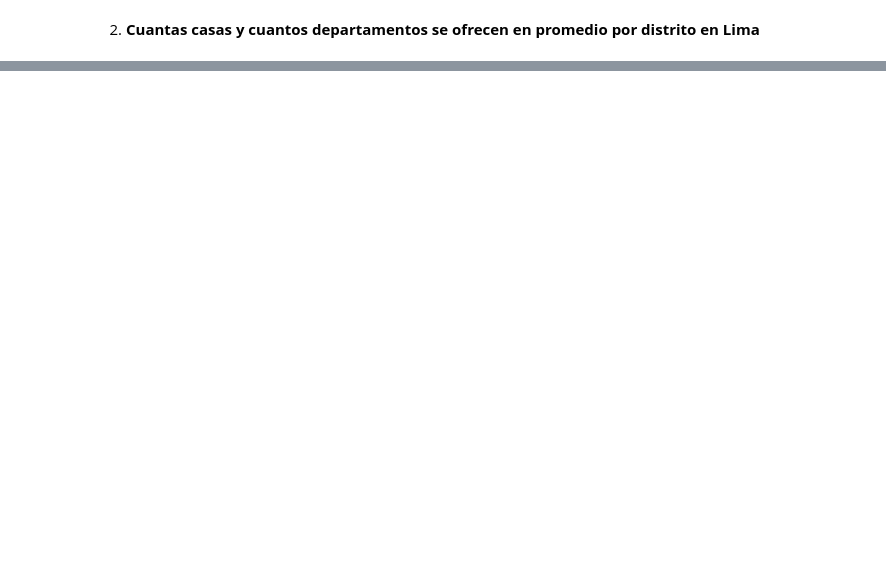
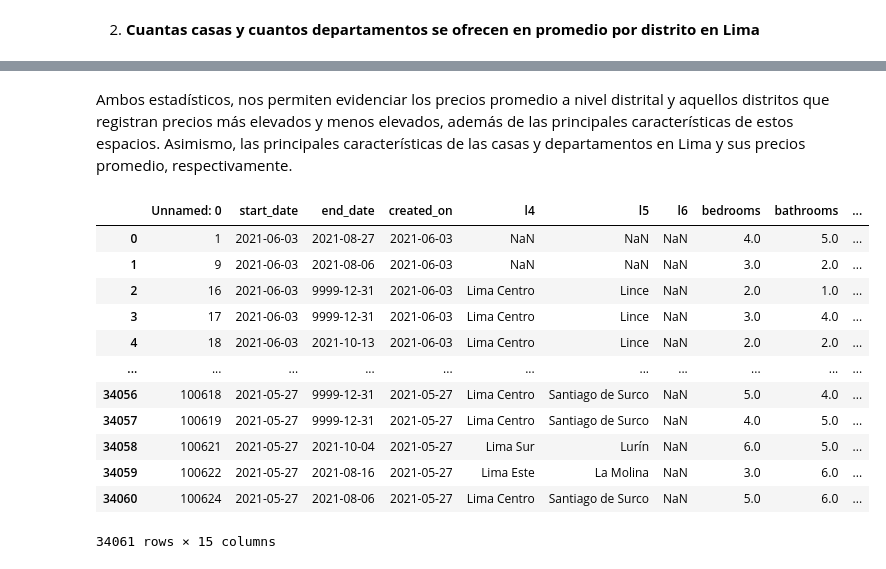
Before and after one commit to humitaz/BigData-Analytics, a Jupyter notebook: BU_Trabajo2.ipynb, the cells around one changed output, grey strips where cells are left out. Cells and saved outputs as stored; diff of their text form; code cells hidden in the pictures; blank space fills up the shorter version.

```diff
--- a/BU_Trabajo2.ipynb
+++ b/BU_Trabajo2.ipynb
@@ -113,2 +120,4 @@ mean_properati.price.max()
+# %% [markdown]
+Ambos estadísticos, nos permiten evidenciar los precios promedio a nivel distrital y aquellos distritos que registran precios más elevados y menos elevados, además de las principales características de estos espacios. Asimismo, las principales características de las casas y departamentos en Lima y sus precios promedio, respectivamente.
 # %%
 #Por lo menos dos gráficos que vayan en línea con el tema y argumento. /Adriana
@@ -114,0 +131,17 @@ mean_properati.price.max()
+# %%
+df_2 = pd.read_csv(r"../BigData-Analytics/properati.csv")
+df_2
+# %% [output]
+|  | Unnamed: 0 | start_date | end_date | created_on | l4 | l5 | l6 | bedrooms | bathrooms | ... |
+| 0 | 1 | 2021-06-03 | 2021-08-27 | 2021-06-03 | NaN | NaN | NaN | 4.0 | 5.0 | ... |
+| 1 | 9 | 2021-06-03 | 2021-08-06 | 2021-06-03 | NaN | NaN | NaN | 3.0 | 2.0 | ... |
+| 2 | 16 | 2021-06-03 | 9999-12-31 | 2021-06-03 | Lima Centro | Lince | NaN | 2.0 | 1.0 | ... |
+| 3 | 17 | 2021-06-03 | 9999-12-31 | 2021-06-03 | Lima Centro | Lince | NaN | 3.0 | 4.0 | ... |
+| 4 | 18 | 2021-06-03 | 2021-10-13 | 2021-06-03 | Lima Centro | Lince | NaN | 2.0 | 2.0 | ... |
+| ... | ... | ... | ... | ... | ... | ... | ... | ... | ... | ... |
+| 34056 | 100618 | 2021-05-27 | 9999-12-31 | 2021-05-27 | Lima Centro | Santiago de Surco | NaN | 5.0 | 4.0 | ... |
+| 34057 | 100619 | 2021-05-27 | 9999-12-31 | 2021-05-27 | Lima Centro | Santiago de Surco | NaN | 4.0 | 5.0 | ... |
+| 34058 | 100621 | 2021-05-27 | 2021-10-04 | 2021-05-27 | Lima Sur | Lurín | NaN | 6.0 | 5.0 | ... |
+| 34059 | 100622 | 2021-05-27 | 2021-08-16 | 2021-05-27 | Lima Este | La Molina | NaN | 3.0 | 6.0 | ... |
+| 34060 | 100624 | 2021-05-27 | 2021-08-06 | 2021-05-27 | Lima Centro | Santiago de Surco | NaN | 5.0 | 6.0 | ... |
+34061 rows × 15 columns
```
Also changed, not shown: parts of 14 cells of this notebook, 1 other file.
